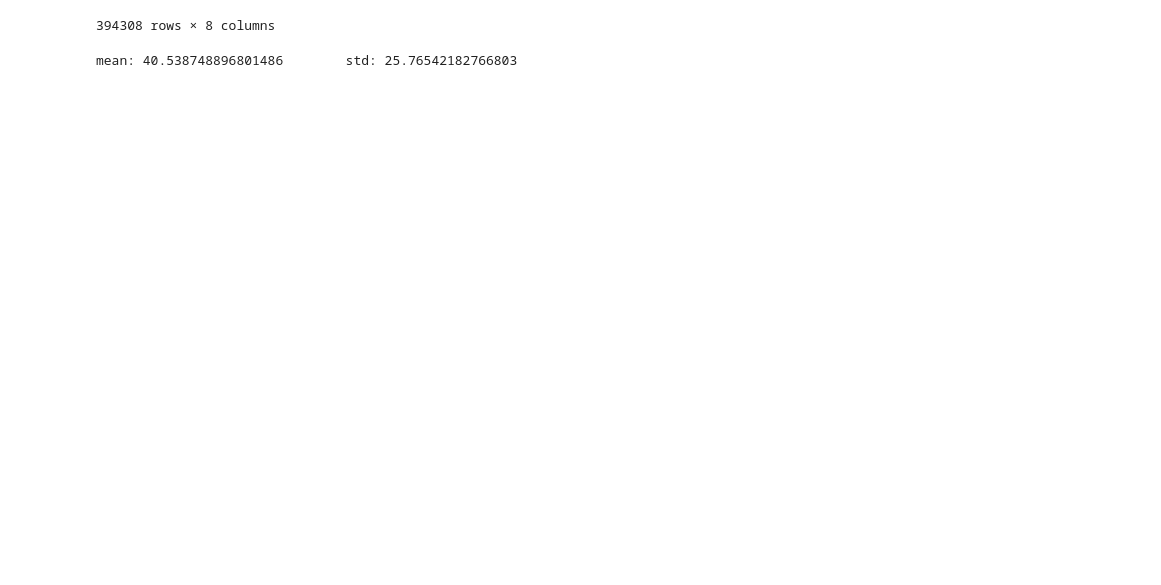
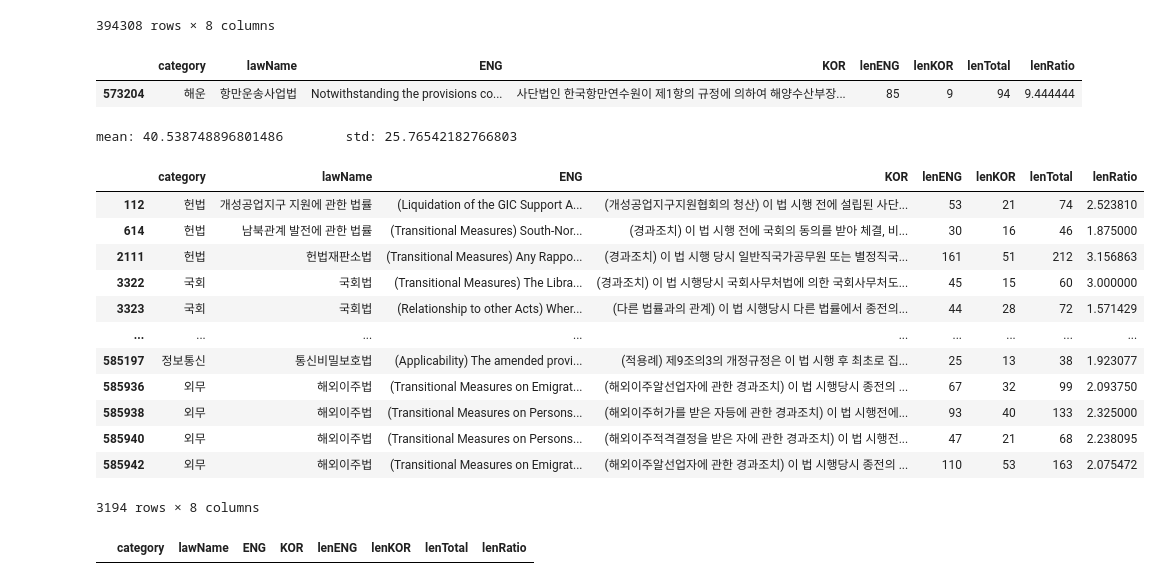
Before and after one commit to tjtmddnjswkd/capstone, a Jupyter notebook: 2_preprocessing/p3_preprocessing_memo.ipynb, the cells around one changed output. Saved outputs shown, nothing was run; the diff lists cells and outputs as text; code cells hidden in the pictures; blank space fills up the shorter version.

```diff
--- a/2_preprocessing/p3_preprocessing_memo.ipynb
+++ b/2_preprocessing/p3_preprocessing_memo.ipynb
@@ -3028,6 +3028,11 @@ df_len.sort_values(by="lenENG", ascending=False)
 | 555232 | 노동 | 산업안전보건법 시행령 | Zinc chromates [13530-65-9, etc.]; | 크롬산 아연(Zinc chromates; 13530-65-9 등) | 4 | 5 | 9 | 0.800000 |
 | 404351 | 통화ㆍ국채ㆍ금융 | 신용정보의 이용 및 보호에 관한 법률 시행령 | Social Network Service address; | 사회 관계망 서비스(Social Network Service... | 4 | 6 | 10 | 0.666667 |
 394308 rows × 8 columns
+# %%
+df_len.loc[df_len.KOR.str.contains(r"에$")].sort_values(by="lenENG", ascending=False)
+# %% [output]
+|  | category | lawName | ENG | KOR | lenENG | lenKOR | lenTotal | lenRatio |
+| 573204 | 해운 | 항만운송사업법 | Notwithstanding the provisions co... | 사단법인 한국항만연수원이 제1항의 규정에 의하여 해양수산부장... | 85 | 9 | 94 | 9.444444 |
 # %%
 print(f"mean: {np.mean(df_len.lenENG.values)}\tstd: {np.std(df_len.lenENG.values)}")
 # %% [output]
@@ -3036,4 +3041,4 @@ mean: 40.538748896801486        std: 25.76542182766803
 upper_drop_idx = df_len.loc[df_len.lenRatio > 6].sort_values(by="lenRatio", ascending=False).index.to_list()
 lower_drop_idx = df_len.loc[df_len.lenRatio < 1.3].sort_values(by="lenRatio", ascending=False).index.to_list()
 # %%
-df_len.drop(index=upper_drop_idx+lower_drop_idx, axis=0, inplace=True)
+df_drop = df_len.drop(index=upper_drop_idx+lower_drop_idx, axis=0)
@@ -3045,0 +3045,16 @@ ll_drop_index = df_len.loc[df_len.lenENG > eng_mean+eng_std].index.to_list()
+# %%
+df_drop.loc[df_drop.ENG.str.contains(r"^\([^ㄱ]+\)")]
+# %% [output]
+|  | category | lawName | ENG | KOR | lenENG | lenKOR | lenTotal | lenRatio |
+| 112 | 헌법 | 개성공업지구 지원에 관한 법률 | (Liquidation of the GIC Support A... | (개성공업지구지원협회의 청산) 이 법 시행 전에 설립된 사단... | 53 | 21 | 74 | 2.523810 |
+| 614 | 헌법 | 남북관계 발전에 관한 법률 | (Transitional Measures) South-Nor... | (경과조치) 이 법 시행 전에 국회의 동의를 받아 체결, 비... | 30 | 16 | 46 | 1.875000 |
+| 2111 | 헌법 | 헌법재판소법 | (Transitional Measures) Any Rappo... | (경과조치) 이 법 시행 당시 일반직국가공무원 또는 별정직국... | 161 | 51 | 212 | 3.156863 |
+| 3322 | 국회 | 국회법 | (Transitional Measures) The Libra... | (경과조치) 이 법 시행당시 국회사무처법에 의한 국회사무처도... | 45 | 15 | 60 | 3.000000 |
+| 3323 | 국회 | 국회법 | (Relationship to other Acts) Wher... | (다른 법률과의 관계) 이 법 시행당시 다른 법률에서 종전의... | 44 | 28 | 72 | 1.571429 |
+| ... | ... | ... | ... | ... | ... | ... | ... | ... |
+| 585197 | 정보통신 | 통신비밀보호법 | (Applicability) The amended provi... | (적용례) 제9조의3의 개정규정은 이 법 시행 후 최초로 집... | 25 | 13 | 38 | 1.923077 |
+| 585936 | 외무 | 해외이주법 | (Transitional Measures on Emigrat... | (해외이주알선업자에 관한 경과조치) 이 법 시행당시 종전의 ... | 67 | 32 | 99 | 2.093750 |
+| 585938 | 외무 | 해외이주법 | (Transitional Measures on Persons... | (해외이주허가를 받은 자등에 관한 경과조치) 이 법 시행전에... | 93 | 40 | 133 | 2.325000 |
+| 585940 | 외무 | 해외이주법 | (Transitional Measures on Persons... | (해외이주적격결정을 받은 자에 관한 경과조치) 이 법 시행전... | 47 | 21 | 68 | 2.238095 |
+| 585942 | 외무 | 해외이주법 | (Transitional Measures on Emigrat... | (해외이주알선업자에 관한 경과조치) 이 법 시행당시 종전의 ... | 110 | 53 | 163 | 2.075472 |
+3194 rows × 8 columns
@@ -3045,0 +3067,4 @@ ll_drop_index = df_len.loc[df_len.lenENG > eng_mean+eng_std].index.to_list()
+# %%
+df_drop.loc[(~df_drop.KOR.str.contains(r"^\([^𖠌]+\)"))&(df_drop.ENG.str.contains(r"^\([^ㄱ]+\)"))]
+# %% [output]
+|  | category | lawName | ENG | KOR | lenENG | lenKOR | lenTotal | lenRatio |
```
Also changed, not shown: parts of 6 cells of this notebook, 2 other files.
